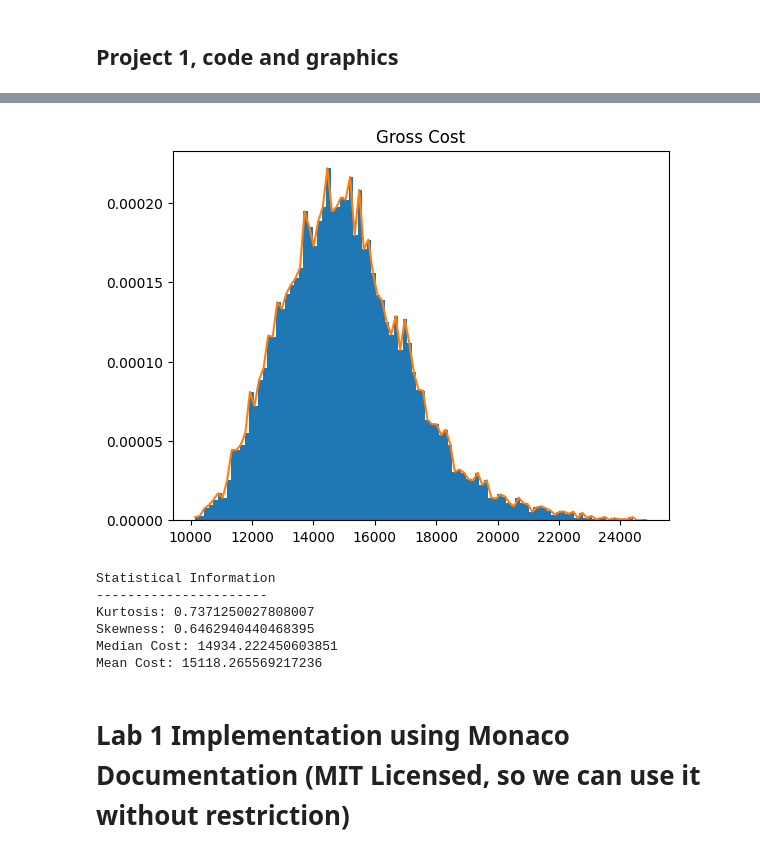
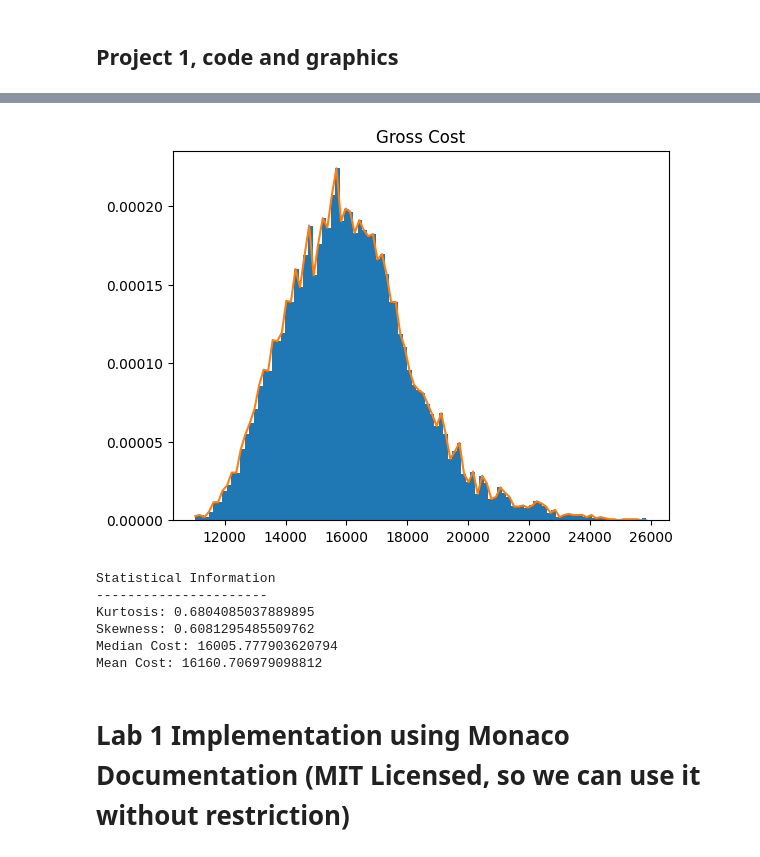
Before and after one commit to Gabriel-vzh2vs/Modelling-And-Simulation-Public-Release, a Jupyter notebook: Chapter_Lab/hidden-lab-graphics.ipynb, the cells around one changed output, grey strips where cells are left out. Saved outputs shown, nothing was run; the diff lists cells and outputs as text; code cells hidden in the pictures.

```diff
--- a/Chapter_Lab/hidden-lab-graphics.ipynb
+++ b/Chapter_Lab/hidden-lab-graphics.ipynb
@@ -205,43 +205,43 @@ rand_ME_Prob = d_ME_Prob.rvs(N)
 rand_Theft_Prob = d_Theft_Prob.rvs(N)
 
 # output variables
-GP = rand_P_AC + rand_M + rand_HT + rand_PF + rand_C + rand_FE + (rand_ME_Impact * rand_ME_Prob) + (rand_Theft_Impact * rand_Theft_Prob) # simulation output: Total Cost
+GP = rand_P_AC + rand_M + rand_HT + rand_PF + rand_C + rand_FE + (rand_ME_Impact * rand_ME_Prob) + (rand_Theft_Impact * rand_Theft_Prob) + o # simulation output: Total Cost
 
 def plothist(data, name):
     fig = mp.gcf()
     hist = np.histogram(data, bins=100)
     histdist = sps.rv_histogram(hist)
 
     X = np.linspace(data.min(), data.max(), 100)
     mp.title(name)
     mp.hist(data, density=True, bins=100)
     mp.plot(X, histdist.pdf(X), label="pdf")
     mp.plot
     mp.show()
     return fig
 
 
 export_plot_project1 = plothist(GP, "Gross Cost")
 
 mean_value = np.mean(GP)
 median_value = np.median(GP)
 skewness = sps.skew(GP)
 kurtosis = sps.kurtosis(GP)
 
 print("Statistical Information")
 print("----------------------")
 print(f"Kurtosis: {kurtosis}")
 print(f"Skewness: {skewness}")
 print(f"Median Cost: {median_value}")
 print(f"Mean Cost: {mean_value}")
 # %% [output]
-[figure, old version]
+[figure, new version]
 Statistical Information
 ----------------------
-Kurtosis: 0.7371250027808007
-Skewness: 0.6462940440468395
-Median Cost: 14934.222450603851
-Mean Cost: 15118.265569217236
+Kurtosis: 0.6804085037889895
+Skewness: 0.6081295485509762
+Median Cost: 16005.777903620794
+Mean Cost: 16160.706979098812
 # %% [markdown]
 # Lab 1 Implementation using Monaco Documentation (MIT Licensed, so we can use it without restriction)
 # %%
```
Also changed, not shown: parts of 1 cell of this notebook, 4 other files.
